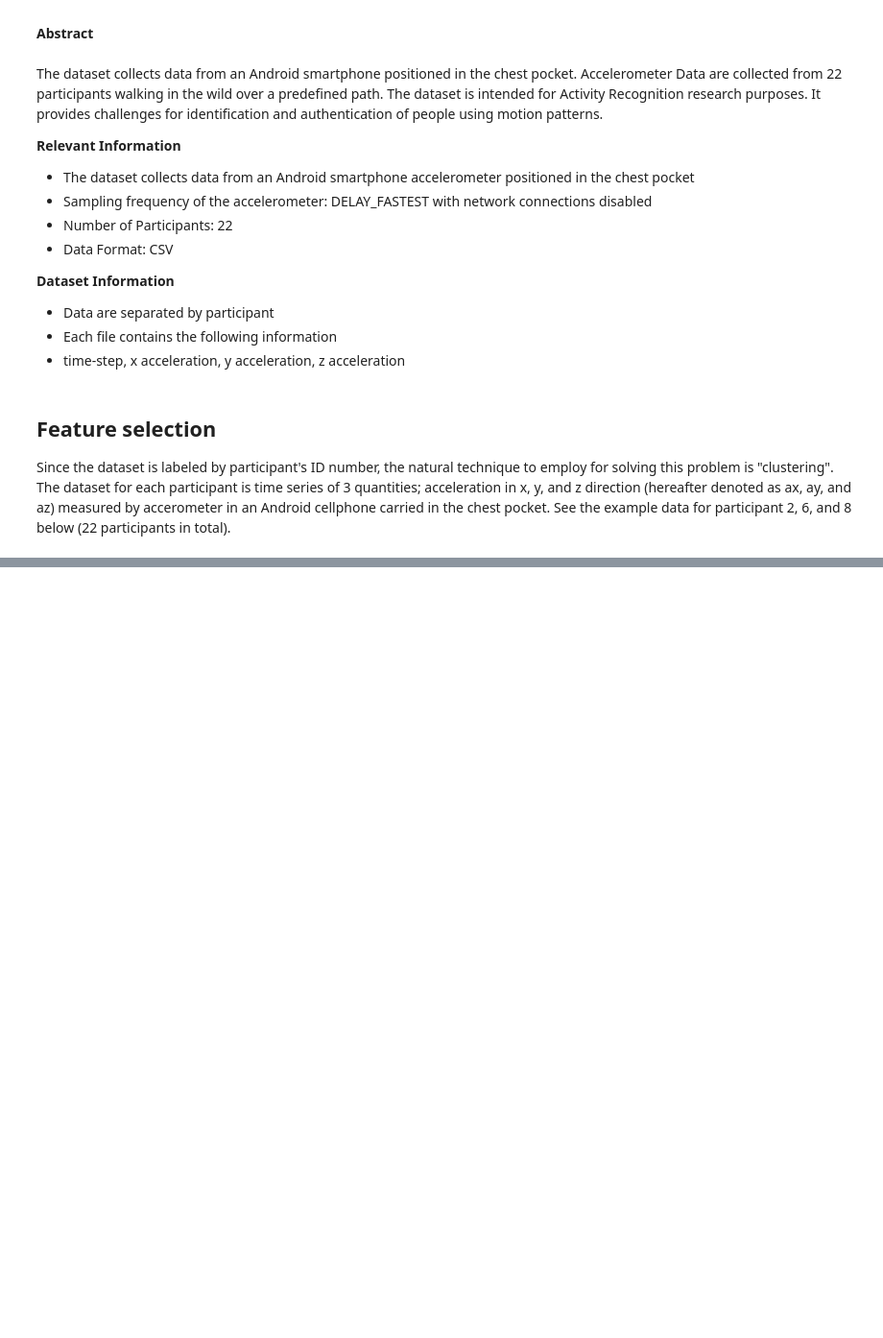
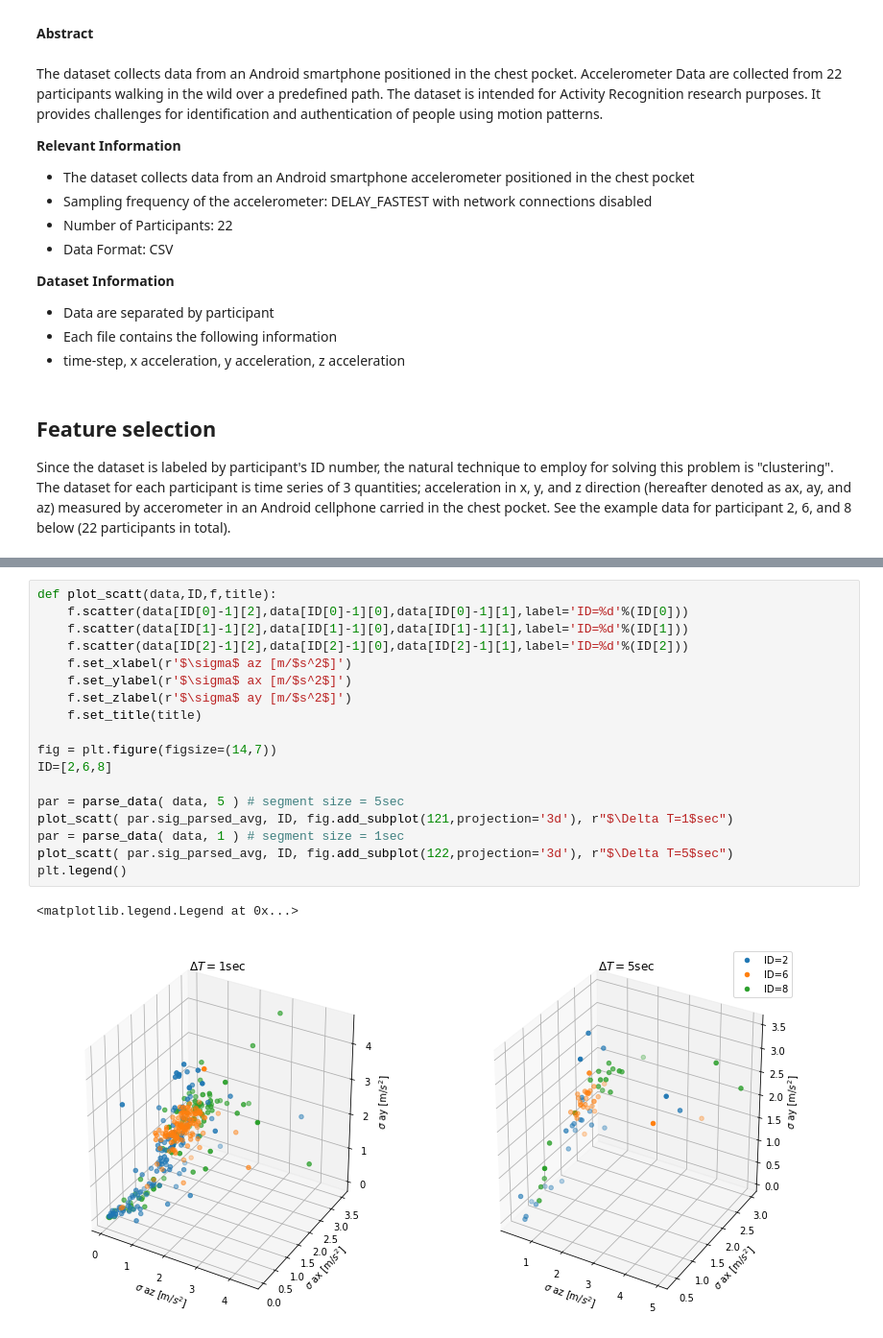
Before and after one commit to hshiokawa/walker_identifier, a Jupyter notebook: walker_identifier.ipynb, the cells around one changed output, grey strips where cells are left out. Shown at 96% size. Saved outputs shown, nothing was run; the diff lists cells and outputs as text; blank space fills up the shorter version.

```diff
--- a/walker_identifier.ipynb
+++ b/walker_identifier.ipynb
@@ -137,0 +144,21 @@ plt.show()
+# %%
+def plot_scatt(data,ID,f,title):
+    f.scatter(data[ID[0]-1][2],data[ID[0]-1][0],data[ID[0]-1][1],label='ID=%d'%(ID[0]))
+    f.scatter(data[ID[1]-1][2],data[ID[1]-1][0],data[ID[1]-1][1],label='ID=%d'%(ID[1]))
+    f.scatter(data[ID[2]-1][2],data[ID[2]-1][0],data[ID[2]-1][1],label='ID=%d'%(ID[2]))
+    f.set_xlabel(r'$\sigma$ az [m/$s^2$]')
+    f.set_ylabel(r'$\sigma$ ax [m/$s^2$]')
+    f.set_zlabel(r'$\sigma$ ay [m/$s^2$]')
+    f.set_title(title)
+
+fig = plt.figure(figsize=(14,7))
+ID=[2,6,8]
+
+par = parse_data( data, 5 ) # segment size = 5sec
+plot_scatt( par.sig_parsed_avg, ID, fig.add_subplot(121,projection='3d'), r"$\Delta T=1$sec")
+par = parse_data( data, 1 ) # segment size = 1sec
+plot_scatt( par.sig_parsed_avg, ID, fig.add_subplot(122,projection='3d'), r"$\Delta T=5$sec")
+plt.legend()
+# %% [output]
+<matplotlib.legend.Legend at 0x...>
+[figure, added]
```
Also changed, not shown: parts of 5 cells of this notebook.
